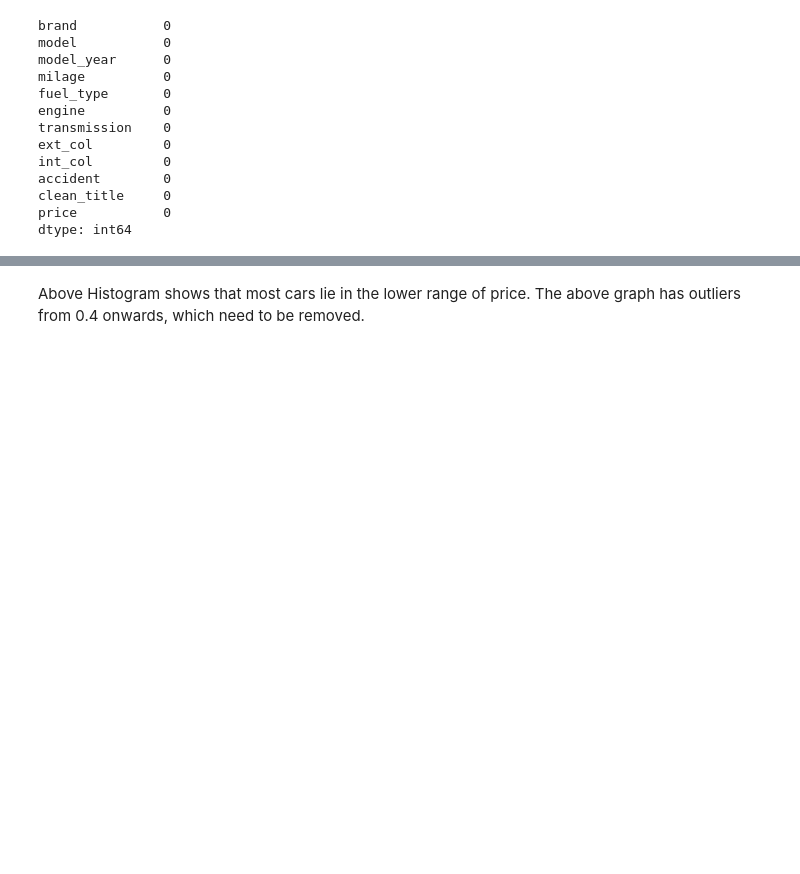
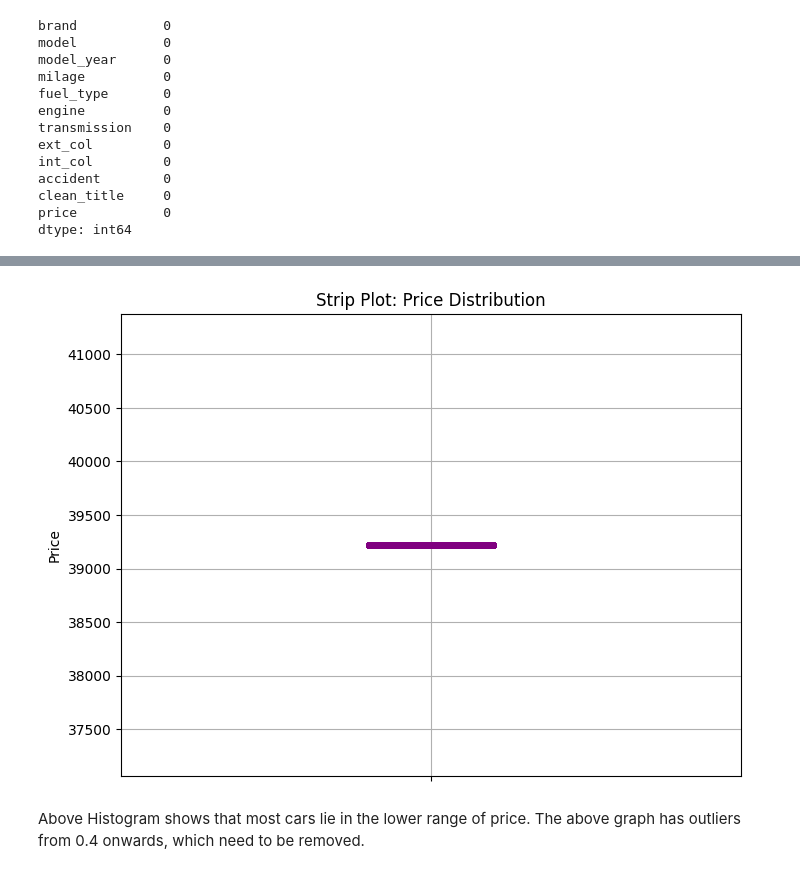
Before and after one commit to abdyraman/car_price_predictions, a Jupyter notebook: abdyramanova-zhibek.ipynb, the cells around one changed output, grey strips where cells are left out. Drawn from its saved outputs; the diff is of its cells as text; code cells hidden in the pictures; blank space fills up the shorter version.

```diff
--- a/abdyramanova-zhibek.ipynb
+++ b/abdyramanova-zhibek.ipynb
@@ -36,6 +36,9 @@ def set_index (df):
 train_df=set_index(train)
 test_df=set_index(test)
 submission_df=set_index(subm)
+# %%
+# Join the two dataframes on the index
+mergedtest_df = test_df.join(submission_df, how='inner')
 # %% [markdown]
 # Data Exploration
 # %%
@@ -107,3 +112,7 @@ plt.show()
+# %%
+price_plot(mergedtest_df)
+# %% [output]
+[figure, added]
 # %% [markdown]
 Above Histogram shows that most cars lie in the lower range of price.
 The above graph has outliers from 0.4 onwards, which need to be removed.
```
Also changed, not shown: parts of 31 cells of this notebook.
